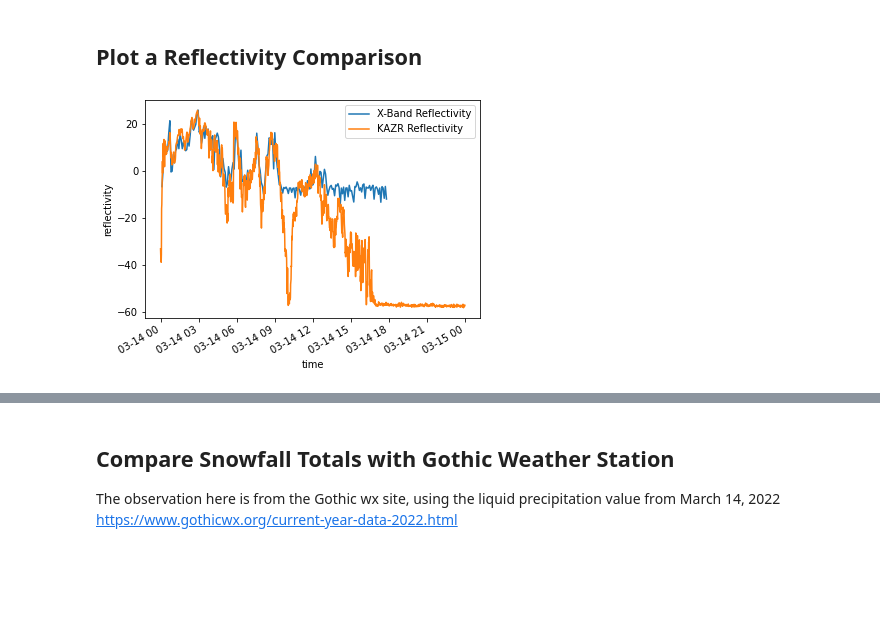
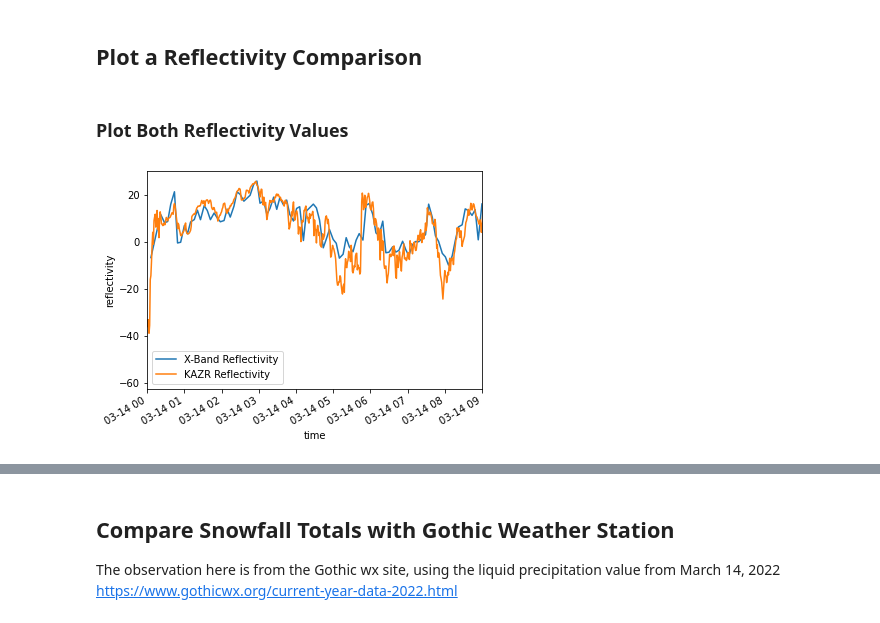
Before and after one commit to mgrover1/sail-xprecip-radar, a Jupyter notebook: notebooks/radar-precip/compare-with-kazr.ipynb, the cells around one changed output, grey strips where cells are left out. Cells and saved outputs as stored; diff of their text form; code cells hidden in the pictures; blank space fills up the shorter version.

Commit message:
add different plot

```diff
--- a/notebooks/radar-precip/compare-with-kazr.ipynb
+++ b/notebooks/radar-precip/compare-with-kazr.ipynb
@@ -16,7 +16,7 @@ from matplotlib.dates import DateFormatter
 We can access the Ka-band (KAZR) data from the ARM data portal
 # %%
 kazr_files = act.discovery.download_data("mgrover4",
-                                         "###############",
+                                         "#############",
                                          "guckazrcfrcorgeM1.c0",
                                          "2022-03-14",
                                          "2022-03-14")
@@ -127,3 +127,6 @@ for field in zs_fields:
     ds_resampled = act.utils.accumulate_precip(ds_resampled, field)
 # %% [markdown]
 ## Plot a Reflectivity Comparison
+# %%
+xband_ref = xband_ds.sel(site='pluvio').isel(height=0).DBZ.resample(time='1T').mean().dropna('time')
+kaband_ref = ds_resampled.reflectivity
@@ -130,8 +135,11 @@ for field in zs_fields:
+# %% [markdown]
+### Plot Both Reflectivity Values
 # %%
-xband_ds.sel(site='pluvio').isel(height=0).DBZ.plot(label='X-Band Reflectivity')
-ds_resampled.reflectivity.plot(label='KAZR Reflectivity')
+xband_ref.plot(label='X-Band Reflectivity')
+kaband_ref.plot(label='KAZR Reflectivity')
 plt.legend()
 plt.title('')
+plt.xlim('2022-03-14T00', '2022-03-14T09')
 plt.savefig("kazr_xband_ref.png", dpi=300)
 # %% [output]
-[figure, old version]
+[figure, new version]
```
Also changed, not shown: parts of 3 cells of this notebook.
